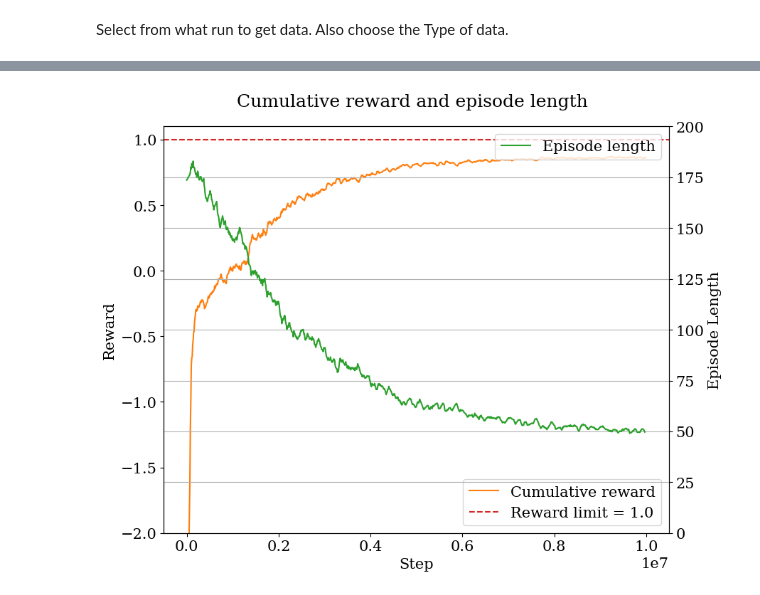
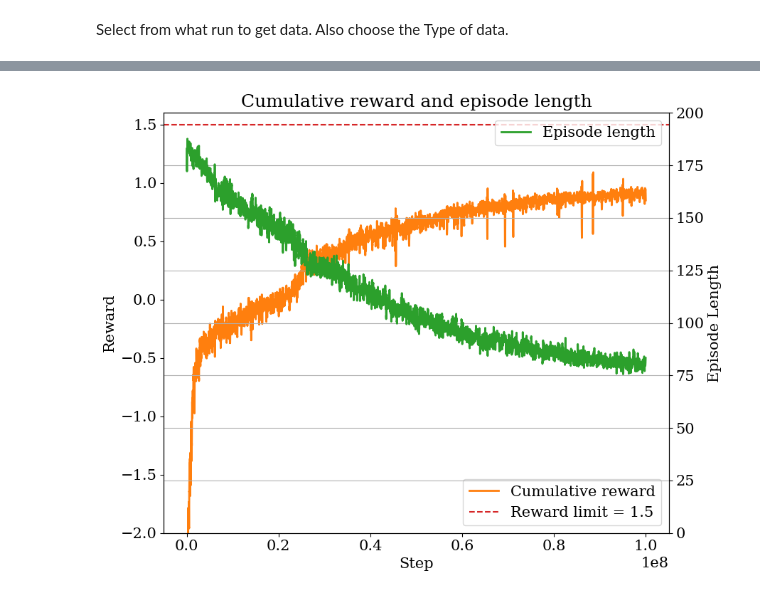
Before and after one commit to muehlefeldt/unity-machine-learning, a Jupyter notebook: python/notebooks/plot.ipynb, the cells around one changed output, grey strips where cells are left out. Drawn from its saved outputs; the diff is of its cells as text; code cells hidden in the pictures.

```diff
--- a/python/notebooks/plot.ipynb
+++ b/python/notebooks/plot.ipynb
@@ -24,6 +24,7 @@ class Tag(Enum):
 class Plot(Enum):
     COLLISION = 0
     ENV1 = 2
+    ENV2 = 3
     LINEPLOT = 1
 
 tag_colors = {
@@ -34,12 +35,12 @@ tag_colors = {
 Select from what run to get data. Also choose the Type of data.
 # %%
 multiple_runs = True
-selected_runs: list[int] = [6459] #list(range(6445, 6454))
+selected_runs: list[int] = [6107] #list(range(6445, 6454))
 #selected_run = 1000
 plot_step = 5
 plot_all = True
 selected_tag = Tag.EP_LENGTH
-selected_plot = Plot.ENV1
+selected_plot = Plot.ENV2
 # %%
 def get_y_data(summary_dict: dict, id: int, tag: Tag):
     if tag in [Tag.CUMULATIVE_REWARD, Tag.EP_LENGTH]:
@@ -218,5 +222,5 @@ if selected_plot is Plot.COLLISION:
 # %%
-if selected_plot is Plot.ENV1:
+if selected_plot in [Plot.ENV1, Plot.ENV2]:
     fig = plt.figure(figsize=(9, 7))
     #fig = plt.figure()
     fig.patch.set_alpha(0.)
@@ -247,10 +251,18 @@ if selected_plot is Plot.ENV1:
             y,
             color=tag_colors[selected_tag],
             label="Cumulative reward",
+            linewidth=2.0,
             )
-        axs_first.set_ylim(-2, 1.1)
+        axs_first.set_ylim(
+            -2,
+            1.1 if selected_plot is Plot.ENV1 else 1.6
+        )
         axs_first.set_ylabel("Reward")
-        axs_first.axhline(1.0, label="Reward limit = 1.0", color="C3", linestyle="dashed")
+        reward_label = "Reward limit = 1.0" if selected_plot is Plot.ENV1 else  "Reward limit = 1.5"
+        axs_first.axhline(
+            1.0 if selected_plot is Plot.ENV1 else 1.5,
+            label=reward_label, color="C3", linestyle="dashed"
+        )
 
         selected_tag = Tag.EP_LENGTH
         x = get_x_data(summary_dict, id, selected_tag)
@@ -261,35 +273,36 @@ if selected_plot is Plot.ENV1:
             y,
             color=tag_colors[selected_tag],
             label="Episode length",
+            linewidth=2.0,
             )
         axs_second.set_ylim(0, 200)
         axs_second.set_ylabel("Episode Length")
-        fig.suptitle("Cumulative reward and episode length")
+        #fig.suptitle("Cumulative reward and episode length")
 
     """if selected_tag is Tag.CUMULATIVE_REWARD:
         #axs_first.set_ylim(-2, 1.5)
         axs_first.set_ylim(-2, 1.1)
         #axs_first.axhline(1.25, label="Reward limit = 1.25", color="C3", linestyle="dashed")
         axs_first.axhline(1.0, label="Reward limit = 1.0", color="C3", linestyle="dashed")
         axs_first.set_ylabel("Reward")
         axs_first.set_title("Cumulative reward")
 
     elif selected_tag is Tag.EP_LENGTH:
         axs_first.set_ylim(0, 200)
         axs_first.set_ylabel("Length")
-        axs_first.set_title("Episode length")"""
-
+    axs_first.set_title("Episode length")"""
+    axs_first.set_title("Cumulative reward and episode length")
     axs_first.set_xlabel("Step")
 
     axs_second.legend()
     axs_first.legend()
     axs_second.grid()
     #axs_first.grid()
 
     plt.subplots_adjust(hspace=0.4)
     plt.style.use("default")
     plt.tight_layout()
     #plt.savefig(f"{selected_run}_all.pdf")
     fig.savefig(f"{selected_runs[0]}-{selected_runs[-1]}_{selected_plot}.pdf")
 # %% [output]
-[figure, old version]
+[figure, new version]
```
Also changed, not shown: parts of 2 cells of this notebook.
